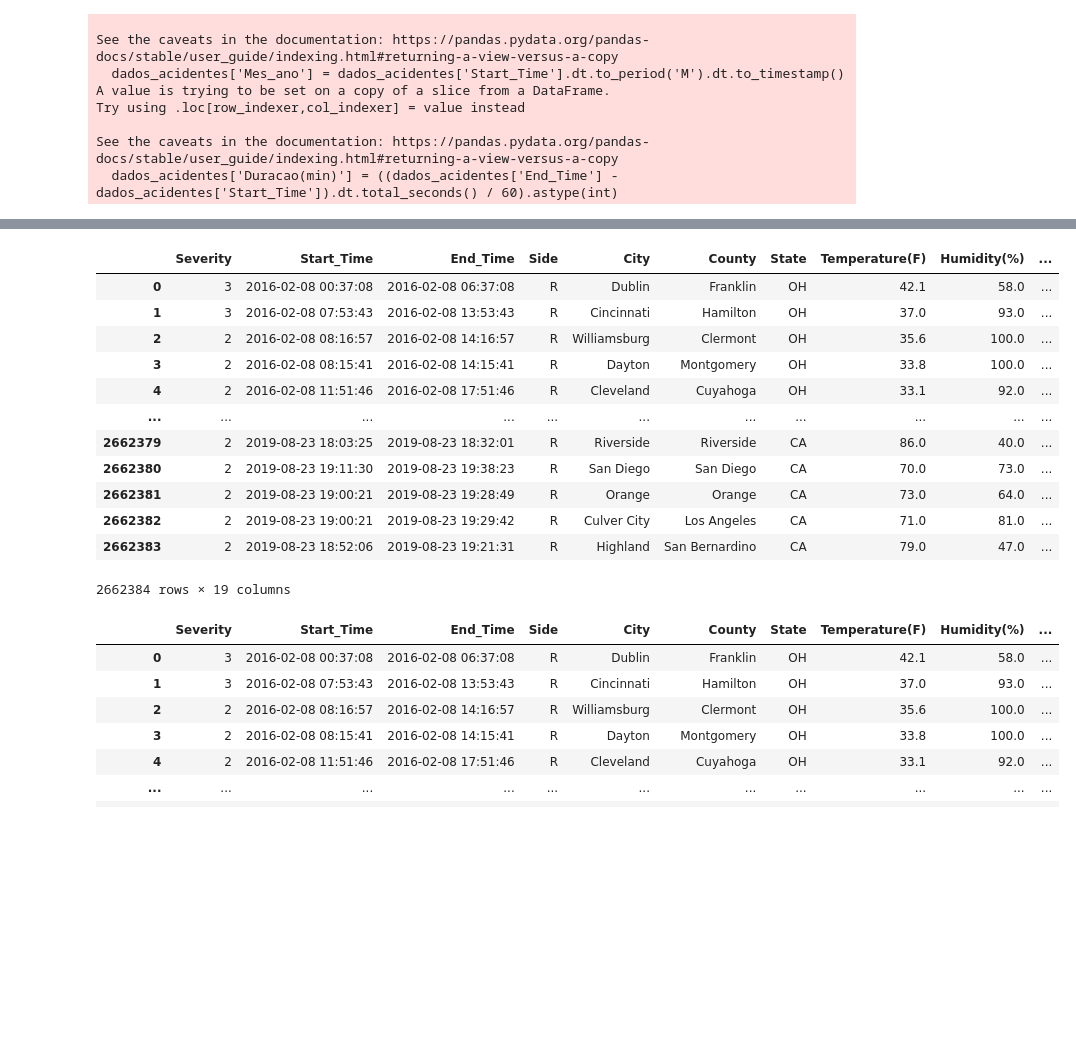
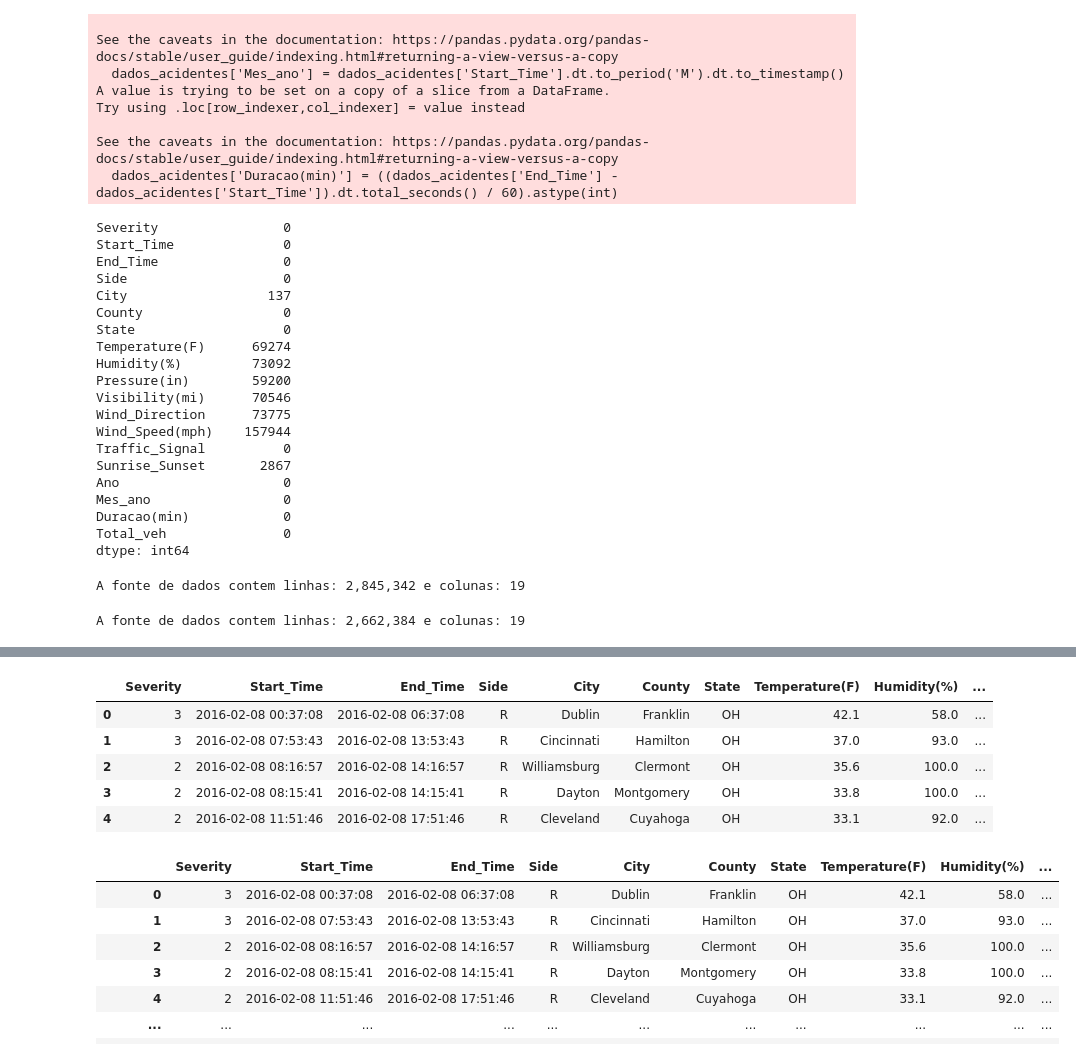
Before and after one commit to williamsasaki/jubilant-robot, a Jupyter notebook: ml_acidentes_tcc.ipynb, the cells around one changed output, grey strips where cells are left out. Cells and saved outputs as stored; diff of their text form; code cells hidden in the pictures; blank space fills up the shorter version.

```diff
--- a/ml_acidentes_tcc.ipynb
+++ b/ml_acidentes_tcc.ipynb
@@ -103,7 +83,8 @@ df['Start_Time'] = pd.to_datetime(df['Start_Time'])
 df['End_Time'] = pd.to_datetime(df['End_Time'])
 # %%
 #Criando o dataframe principal com os dados de acidentes
-dados_acidentes = df[['Severity', 'Start_Time', 'End_Time', 'Side', 'City', 'County', 'State', 'Temperature(F)', 'Humidity(%)', 'Pressure(in)', 'Visibility(mi)', 'Wind_Direction', 'Wind_Speed(mph)', 'Traffic_Signal', 'Sunrise_Sunset']]
+dados_acidentes = df[['Severity', 'Start_Time', 'End_Time', 'Side', 'City', 'County', 'State', 'Temperature(F)', 'Humidity(%)',
+                      'Pressure(in)', 'Visibility(mi)', 'Wind_Direction', 'Wind_Speed(mph)', 'Traffic_Signal', 'Sunrise_Sunset']]
 #Coluna com os o ano de refência do acidente
 dados_acidentes['Ano'] = dados_acidentes['Start_Time'].dt.to_period('Y').dt.to_timestamp()
 dados_acidentes['Mes_ano'] = dados_acidentes['Start_Time'].dt.to_period('M').dt.to_timestamp()
@@ -137,4 +118,32 @@ dados_acidentes_total['Severity'] = dados_acidentes_total['Severity'].astype(pd.
 dados_acidentes_total['Side'] = dados_acidentes_total['Side'].astype(pd.CategoricalDtype(categories=['R', 'L', 'N']))
+# %%
+dados_acidentes_total.isnull().sum()
+# %% [output]
+Severity                0
+Start_Time              0
+End_Time                0
+Side                    0
+City                  137
+County                  0
+State                   0
+Temperature(F)      69274
+Humidity(%)         73092
+Pressure(in)        59200
+Visibility(mi)      70546
+Wind_Direction      73775
+Wind_Speed(mph)    157944
+Traffic_Signal          0
+Sunrise_Sunset       2867
+Ano                     0
+Mes_ano                 0
+Duracao(min)            0
+Total_veh               0
+dtype: int64
+# %%
+#Formato do dataframe
+print('A fonte de dados contem linhas: {:,d} e colunas: {}'.format(dados_acidentes_total.shape[0], dados_acidentes_total.shape[1]))
+# %% [output]
+A fonte de dados contem linhas: 2,845,342 e colunas: 19
 # %%
 #Tratando os valores nulos
 # Retirando as linhas com valores nulos de temperatura
@@ -151,6 +160,11 @@ dados_acidentes_total = dados_acidentes_total.dropna(subset=['Visibility(mi)'])
 dados_acidentes_total = dados_acidentes_total.dropna(subset=['Pressure(in)'])
 # Retirando as linhas com valores nulos de Humidity(%)
 dados_acidentes_total = dados_acidentes_total.dropna(subset=['Humidity(%)'])
+# %%
+#Formato do dataframe
+print('A fonte de dados contem linhas: {:,d} e colunas: {}'.format(dados_acidentes_total.shape[0], dados_acidentes_total.shape[1]))
+# %% [output]
+A fonte de dados contem linhas: 2,662,384 e colunas: 19
 # %%
 dados_acidentes_total.isnull().sum()
 # %% [output]
@@ -177,21 +191,14 @@ dtype: int64
 # %%
 #Resetando o index do dataframe
 dados_acidentes_total = dados_acidentes_total.reset_index(drop=True)
-dados_acidentes_total
+dados_acidentes_total.head(5)
 # %% [output]
 |  | Severity | Start_Time | End_Time | Side | City | County | State | Temperature(F) | Humidity(%) | ... |
 | 0 | 3 | 2016-02-08 00:37:08 | 2016-02-08 06:37:08 | R | Dublin | Franklin | OH | 42.1 | 58.0 | ... |
 | 1 | 3 | 2016-02-08 07:53:43 | 2016-02-08 13:53:43 | R | Cincinnati | Hamilton | OH | 37.0 | 93.0 | ... |
 | 2 | 2 | 2016-02-08 08:16:57 | 2016-02-08 14:16:57 | R | Williamsburg | Clermont | OH | 35.6 | 100.0 | ... |
 | 3 | 2 | 2016-02-08 08:15:41 | 2016-02-08 14:15:41 | R | Dayton | Montgomery | OH | 33.8 | 100.0 | ... |
 | 4 | 2 | 2016-02-08 11:51:46 | 2016-02-08 17:51:46 | R | Cleveland | Cuyahoga | OH | 33.1 | 92.0 | ... |
-| ... | ... | ... | ... | ... | ... | ... | ... | ... | ... | ... |
-| 2662379 | 2 | 2019-08-23 18:03:25 | 2019-08-23 18:32:01 | R | Riverside | Riverside | CA | 86.0 | 40.0 | ... |
-| 2662380 | 2 | 2019-08-23 19:11:30 | 2019-08-23 19:38:23 | R | San Diego | San Diego | CA | 70.0 | 73.0 | ... |
-| 2662381 | 2 | 2019-08-23 19:00:21 | 2019-08-23 19:28:49 | R | Orange | Orange | CA | 73.0 | 64.0 | ... |
-| 2662382 | 2 | 2019-08-23 19:00:21 | 2019-08-23 19:29:42 | R | Culver City | Los Angeles | CA | 71.0 | 81.0 | ... |
-| 2662383 | 2 | 2019-08-23 18:52:06 | 2019-08-23 19:21:31 | R | Highland | San Bernardino | CA | 79.0 | 47.0 | ... |
-2662384 rows × 19 columns
 # %%
 dados_acidentes_total
 # %% [output]
```
Also changed, not shown: parts of 84 cells of this notebook.
